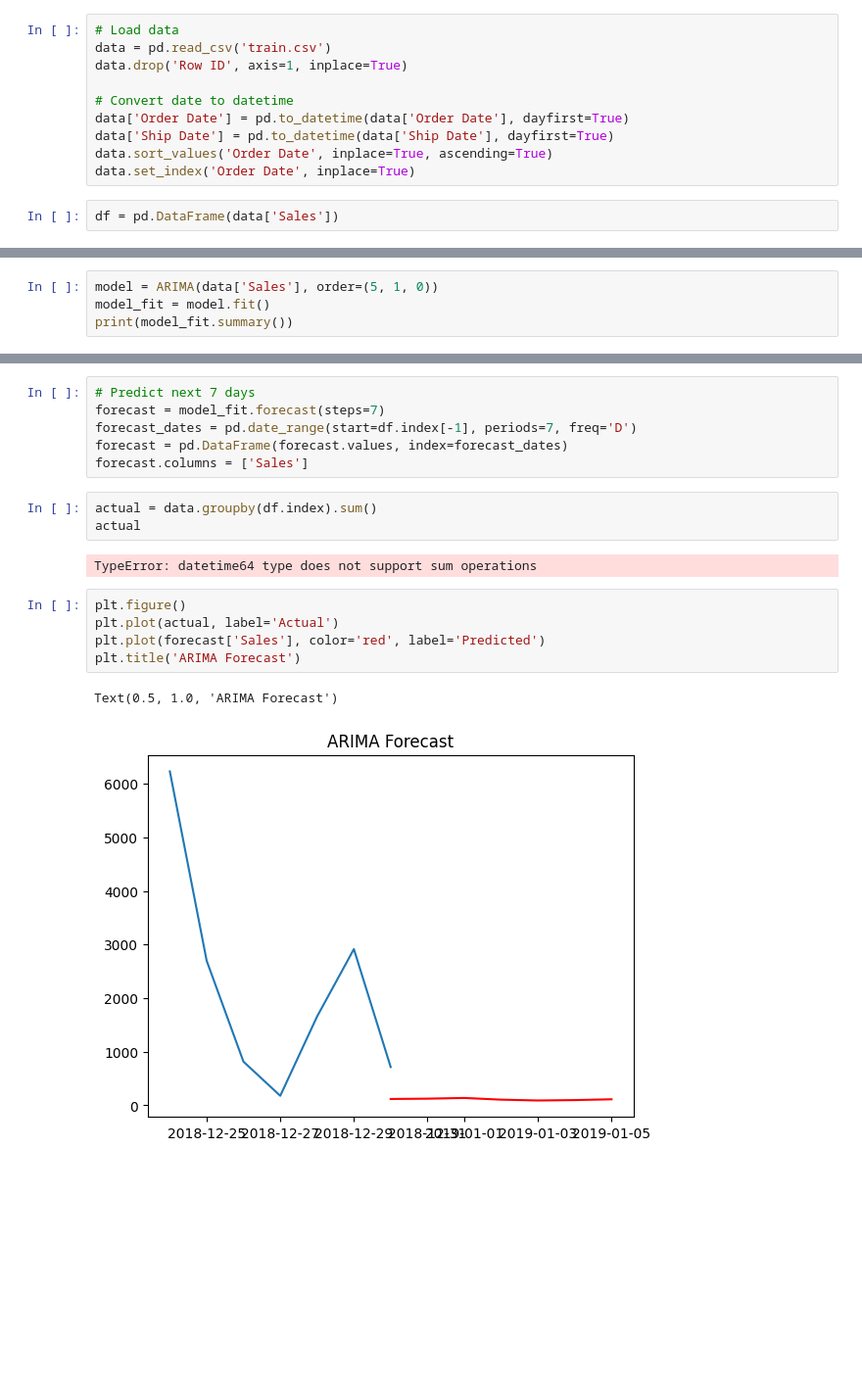
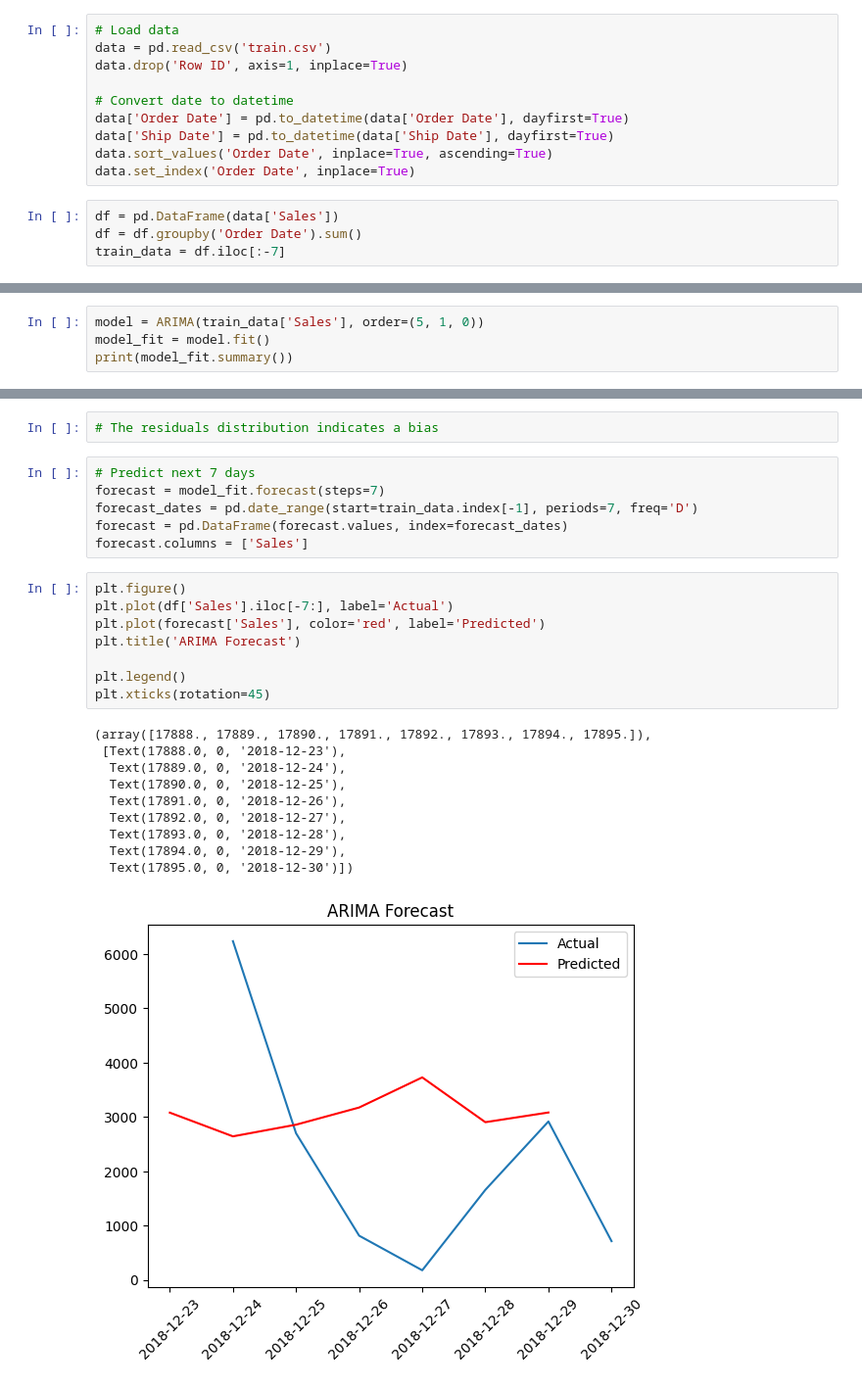
Before and after one commit to MrIsCM/DataProjects, a Jupyter notebook: P1_Sales_DA/predictions.ipynb, the cells around one changed output, grey strips where cells are left out. Shown at 98% size. Cells and saved outputs as stored; diff of their text form; blank space fills up the shorter version.

Commit message:
Some model predictions, more work to be done.

```diff
--- a/P1_Sales_DA/predictions.ipynb
+++ b/P1_Sales_DA/predictions.ipynb
@@ -29,5 +29,7 @@ data.sort_values('Order Date', inplace=True, ascending=True)
 data.set_index('Order Date', inplace=True)
 # %%
 df = pd.DataFrame(data['Sales'])
+df = df.groupby('Order Date').sum()
+train_data = df.iloc[:-7]
 # %%
 plt.figure(figsize=(10, 6))
@@ -40,5 +42,5 @@ plt.ylim(-0.1, 0.3)
 # %%
-model = ARIMA(data['Sales'], order=(5, 1, 0))
+model = ARIMA(train_data['Sales'], order=(5, 1, 0))
 model_fit = model.fit()
 print(model_fit.summary())
 # %% [output]
@@ -94,19 +92,27 @@ Timestamp('2018-12-30 00:00:00')
+# %%
+# The residuals distribution indicates a bias
 # %%
 # Predict next 7 days
 forecast = model_fit.forecast(steps=7)
-forecast_dates = pd.date_range(start=df.index[-1], periods=7, freq='D')
+forecast_dates = pd.date_range(start=train_data.index[-1], periods=7, freq='D')
 forecast = pd.DataFrame(forecast.values, index=forecast_dates)
 forecast.columns = ['Sales']
-# %%
-actual = data.groupby(df.index).sum()
-actual
-# %% [output]
-TypeError: datetime64 type does not support sum operations
 # %%
 plt.figure()
-plt.plot(actual, label='Actual')
+plt.plot(df['Sales'].iloc[-7:], label='Actual')
 plt.plot(forecast['Sales'], color='red', label='Predicted')
 plt.title('ARIMA Forecast')
+
+plt.legend()
+plt.xticks(rotation=45)
 # %% [output]
-Text(0.5, 1.0, 'ARIMA Forecast')
+(array([17888., 17889., 17890., 17891., 17892., 17893., 17894., 17895.]),
+ [Text(17888.0, 0, '2018-12-23'),
+  Text(17889.0, 0, '2018-12-24'),
+  Text(17890.0, 0, '2018-12-25'),
+  Text(17891.0, 0, '2018-12-26'),
+  Text(17892.0, 0, '2018-12-27'),
+  Text(17893.0, 0, '2018-12-28'),
+  Text(17894.0, 0, '2018-12-29'),
+  Text(17895.0, 0, '2018-12-30')])
-[figure, old version]
+[figure, new version]
```
Also changed, not shown: parts of 6 cells of this notebook.
